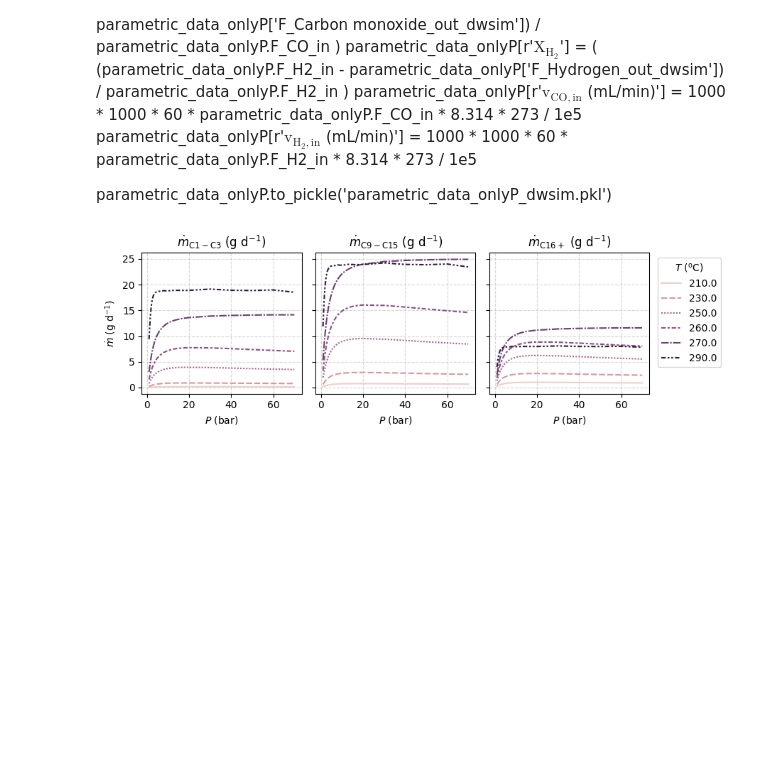
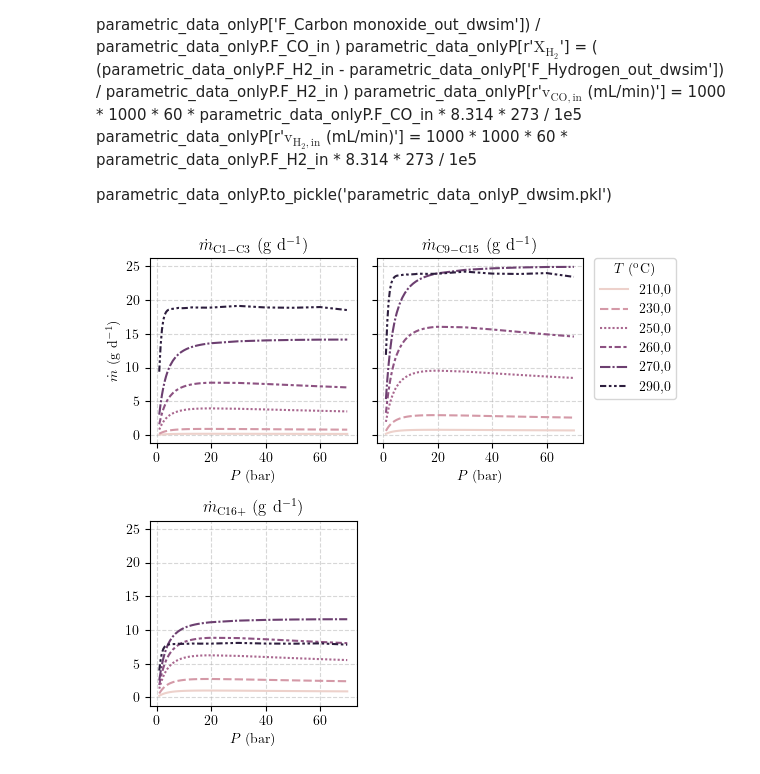
Before and after one commit to rafaelbeloduarte/SAF_kinetics_paper_code_with_WGS, a Jupyter notebook: dwsim_parametric_study.ipynb, the cells around one changed output. Drawn from its saved outputs; the diff is of its cells as text; code cells hidden in the pictures; blank space fills up the shorter version.

```diff
--- a/dwsim_parametric_study.ipynb
+++ b/dwsim_parametric_study.ipynb
@@ -10,6 +10,20 @@ import matplotlib.pyplot as plt
 import seaborn as sns
 from sklearn.model_selection import ParameterSampler, ParameterGrid
 # from dwsim_parametric_study import parametric_study
+# %%
+import locale
+import matplotlib as mpl
+
+locale.setlocale(locale.LC_NUMERIC, "pt_BR.utf8")
+plt.rcParams['axes.formatter.use_locale'] = True
+
+# Configure text rendering to match your document's LaTeX engine
+mpl.rcParams.update({
+    "pgf.texsystem": "pdflatex",
+    "font.family": "serif",      # Matches standard LaTeX Computer Modern Font
+    "text.usetex": True,         # Forces LaTeX text processing
+    "pgf.rcfonts": False,        # Ignores default Python fonts
+})
 # %%
 # Paths
 dwsim_path = r"C:\Users\rafae\AppData\Local\DWSIM\\"
@@ -124,11 +138,11 @@ for i, var in enumerate(variables):
         sns.heatmap(data=pivot_table, ax=ax[i, j])
 
         # 3. Format tick labels
-        ax[i, j].set_xticklabels(["{:.2f}".format(x) for x in pivot_table.columns])
+        ax[i, j].set_xticklabels(["{:.2f}".format(x).replace('.', ',') for x in pivot_table.columns])
         ax[i, j].set_yticklabels(["{:d}".format(int(y)) for y in pivot_table.index])
 
         # 4. Consolidate info into Title
-        ax[i, j].set_title(f"{variables_formatted[var]} at {p} bar")
+        ax[i, j].set_title(f"{variables_formatted[var]} a {p} bar")
         ax[i, j].set_ylabel(r'$T$ ($\mathrm{^o}$C)')
 
         # Optional: Clean up inner labels for a professional look
@@ -136,7 +150,9 @@ for i, var in enumerate(variables):
         if j > 0: ax[i, j].set_ylabel('')  # Remove Y-label for middle/right columns
 plt.tight_layout()
 
-fig_name = 'm_out_parametric_study.pdf'
-plt.savefig('/home/rafael/GoogleDrive/uem/Doutorado/Papers/SAF_kinetics/figures/'+fig_name,
+fig_name = 'figure-m_out_parametric_study.pdf'
+# plt.savefig('/home/rafael/GoogleDrive/uem/Doutorado/Papers/SAF_kinetics/figures/'+fig_name,
+#             bbox_inches = 'tight')
+plt.savefig('/home/rafael/GoogleDrive/uem/Doutorado/Tese/LaTeX_source_tese/figures/cinética_FTS/'+fig_name,
             bbox_inches = 'tight')
 # %% [output]
@@ -276,40 +292,47 @@ fractions_formatted = {r'$\dot{m}_\mathrm{C1-C3}$ (g/d)': r'$\dot{m}_\mathrm{C1-
              r'$\dot{m}_\mathrm{C16+}$ (g/d)': r'$\dot{m}_\mathrm{C16+}$ $\mathrm{(g~d^{-1})}$'}
 
 # Initialize subplots
-fig, ax = plt.subplots(1, 3, figsize=(9, 3), sharey=True)
+fig, ax = plt.subplots(2, 2, figsize=(6, 5.4), sharey=True)
+
+ax = ax.flatten()
 
 for i, col in enumerate(fractions):
     # Melt only the necessary columns for the current subplot
     data_melted = parametric_data_onlyP[['P (bar)', r'T ($\mathrm{^o}$C)', col]].melt(
         id_vars=['P (bar)', r'T ($\mathrm{^o}$C)']
     )
 
     # Plotting
     sns.lineplot(
         data=data_melted,
         x='P (bar)',
         y='value',
         hue=r'T ($\mathrm{^o}$C)',
         style=r'T ($\mathrm{^o}$C)',
         ax=ax[i],
-        legend=(i == 2) # Show legend only on the last plot to save space
+        legend=(i == 1) # Show legend only on the last plot to save space
     )
 
     # Formatting each subplot
     ax[i].set_title(fractions_formatted[col])
     ax[i].grid(True, which='both', linestyle='--', alpha=0.5)
     ax[i].set_ylabel(r'$\dot{m}$ $\mathrm{(g~d^{-1})}$' if i == 0 else "")
     ax[i].set_xlabel(r'$P$ (bar)')
 
 # Adjust legend position on the last axis
-ax[2].legend(bbox_to_anchor=(1.02, 1), title=r'$T$ ($\mathrm{^o}$C)', loc='upper left')
+
+handles, labels = ax[1].get_legend_handles_labels()
+localized_labels = [label.replace('.', ',') for label in labels]
+ax[1].legend(handles=handles, labels=localized_labels, bbox_to_anchor=(1.02, 1.04), title=r'$T$ ($\mathrm{^o}$C)')
+
+ax[3].remove()
 
 plt.tight_layout()
 
 # Save logic
 fig_name = 'parametric_study_P.pdf'
-save_path = f'/home/rafael/GoogleDrive/uem/Doutorado/Papers/SAF_kinetics/figures/{fig_name}'
+save_path = f'/home/rafael/GoogleDrive/uem/Doutorado/Tese/LaTeX_source_tese/figures/cinética_FTS/{fig_name}'
 plt.savefig(save_path, bbox_inches='tight')
 plt.show()
 # %% [output]
-[figure, old version]
+[figure, new version]
```
Also changed, not shown: parts of 3 cells of this notebook, 27 other files.
